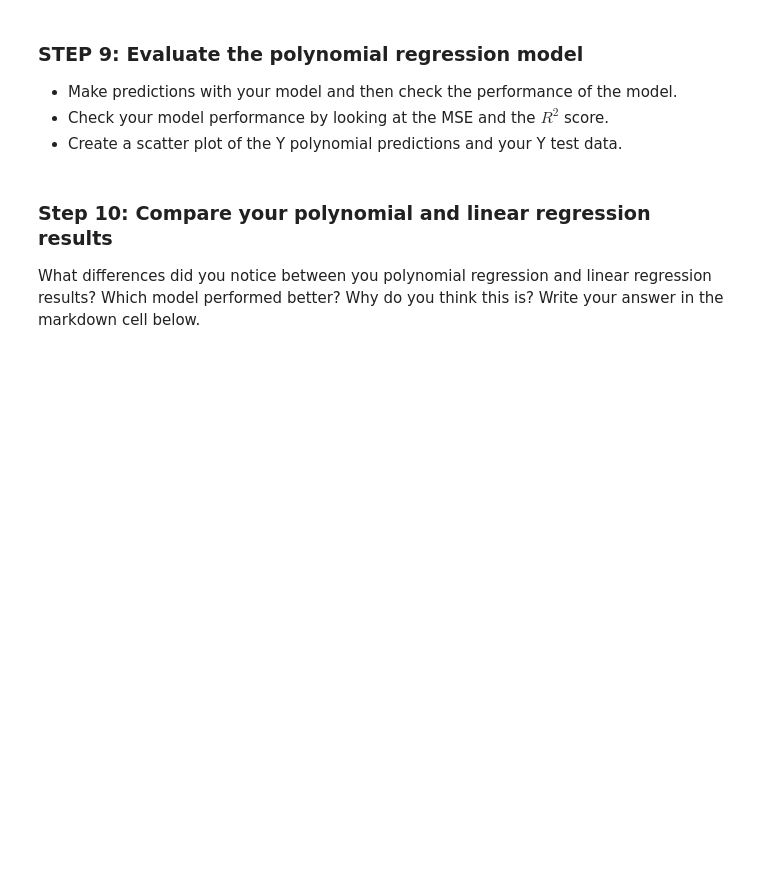
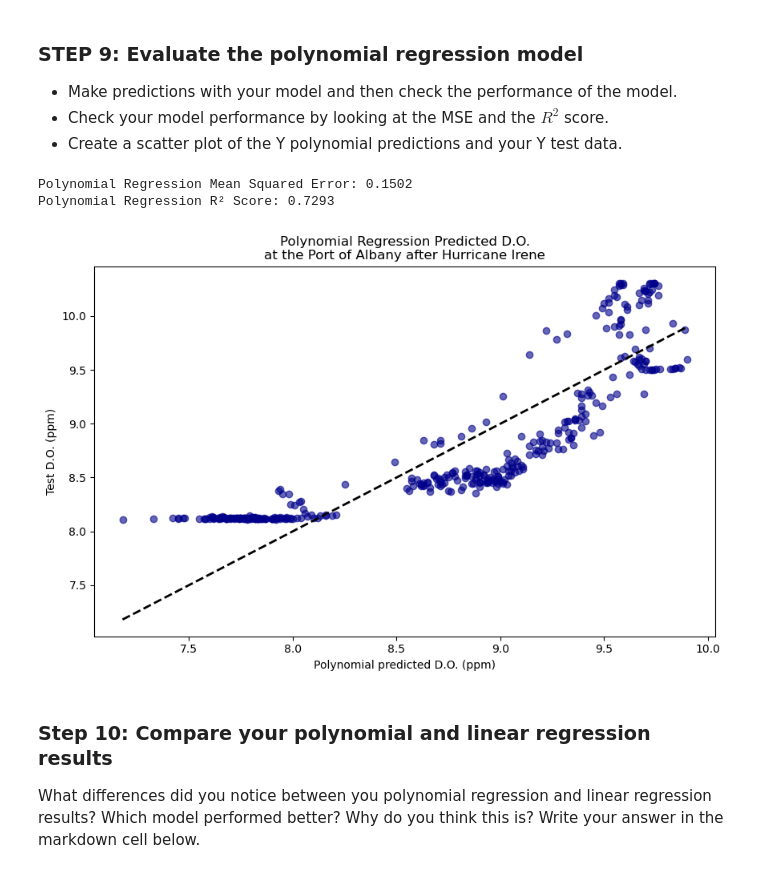
Before and after one commit to ZoeZhouJ/EDS232-labs, a Jupyter notebook: Week1/Lab1-hurricane.ipynb, the cells around one changed output. Drawn from its saved outputs; the diff is of its cells as text; code cells hidden in the pictures; blank space fills up the shorter version.

```diff
--- a/Week1/Lab1-hurricane.ipynb
+++ b/Week1/Lab1-hurricane.ipynb
@@ -173,9 +198,9 @@ plt.show()
 We assumed linear regression would work well with our data, but this data doesn't look very linear. It's a good reminder of the importance of exploratory analysis. Let's check to see how a polynomial regression performs in comparison. Transform the features for polynomial regression. Use the `PolynomialFeatures` class from the `sklearn.preprocessing` module.
 # %%
 # Transform features to include polynomial terms (degree 2 for quadratic terms)
-poly = ...
-X_poly_train = ...
-X_poly_test = ...
+poly = PolynomialFeatures(degree=2)
+X_poly_train = poly.fit_transform(X_train)
+X_poly_test = poly.fit_transform(X_test)
 
 # View the transformed feature set (for insight)
 print(X_poly_train)
@@ -183,7 +216,7 @@ print(X_poly_train)
 ### Step 8: Fit your model on the polynomial features
 # %%
 # Train the model on polynomial features
-poly_model = ...
+poly_model = model.fit(X_poly_train, Y_train)
 # %% [markdown]
 ### STEP 9: Evaluate the polynomial regression model
 - Make predictions with your model and then check the performance of the model.
@@ -191,16 +224,28 @@ poly_model = ...
 - Create a scatter plot of the Y polynomial predictions and your Y test data.
 # %%
 # Make predictions using the polynomial model
-Y_poly_pred = ...
+Y_poly_pred = poly_model.predict(X_poly_test)
 
 # Calculate evaluation metrics using scikit-learn's mean_squared_error and r2_score
-poly_mse = ...
-poly_r2 = ...
+poly_mse = mean_squared_error(Y_test, Y_poly_pred)
+poly_r2 = r2_score(Y_test, Y_poly_pred)
 
-print(f"Polynomial Regression Mean Squared Error: {poly_mse}")
-print(f"Polynomial Regression R² Score: {poly_r2}")
+print(f"Polynomial Regression Mean Squared Error: {poly_mse:.4f}")
+print(f"Polynomial Regression R² Score: {poly_r2:.4f}")
 
 # Plot predictions vs actual
+plt.figure(figsize=(10, 6))  # Setting the figure size for better visibility
+plt.scatter(Y_test, Y_poly_pred, c='DarkBlue', alpha= 0.6) # actual
+plt.plot([Y_test.min(), Y_test.max()],[Y_test.min(), Y_test.max()], 'k--', lw=2)
+plt.grid(False)
+plt.xlabel('Polynomial predicted D.O. (ppm)')
+plt.ylabel('Test D.O. (ppm)')
+plt.title('Polynomial Regression Predicted D.O.\nat the Port of Albany after Hurricane Irene')
+plt.show()
+# %% [output]
+Polynomial Regression Mean Squared Error: 0.1502
+Polynomial Regression R² Score: 0.7293
+[figure, added]
 # %% [markdown]
 ### Step 10: Compare your polynomial and linear regression results
 
```
Also changed, not shown: parts of 12 cells of this notebook.
